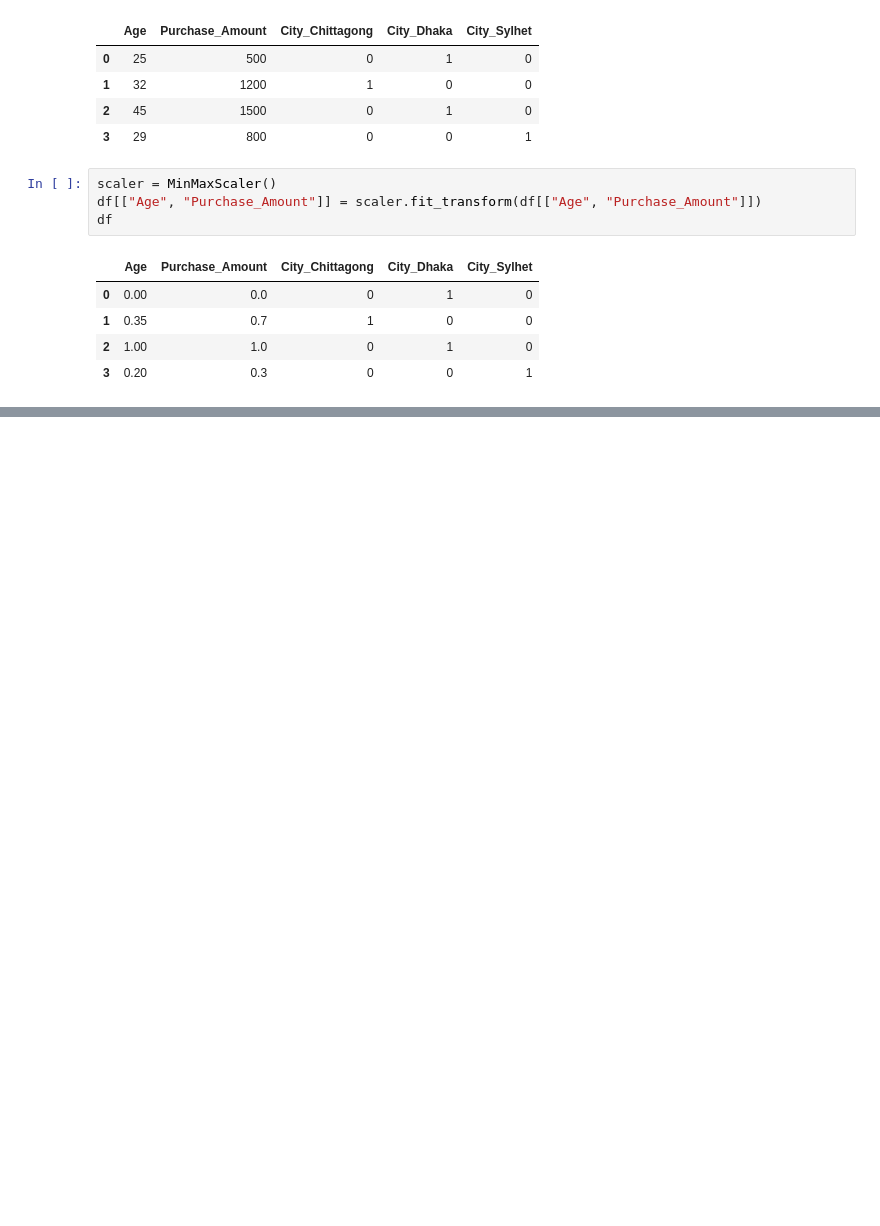
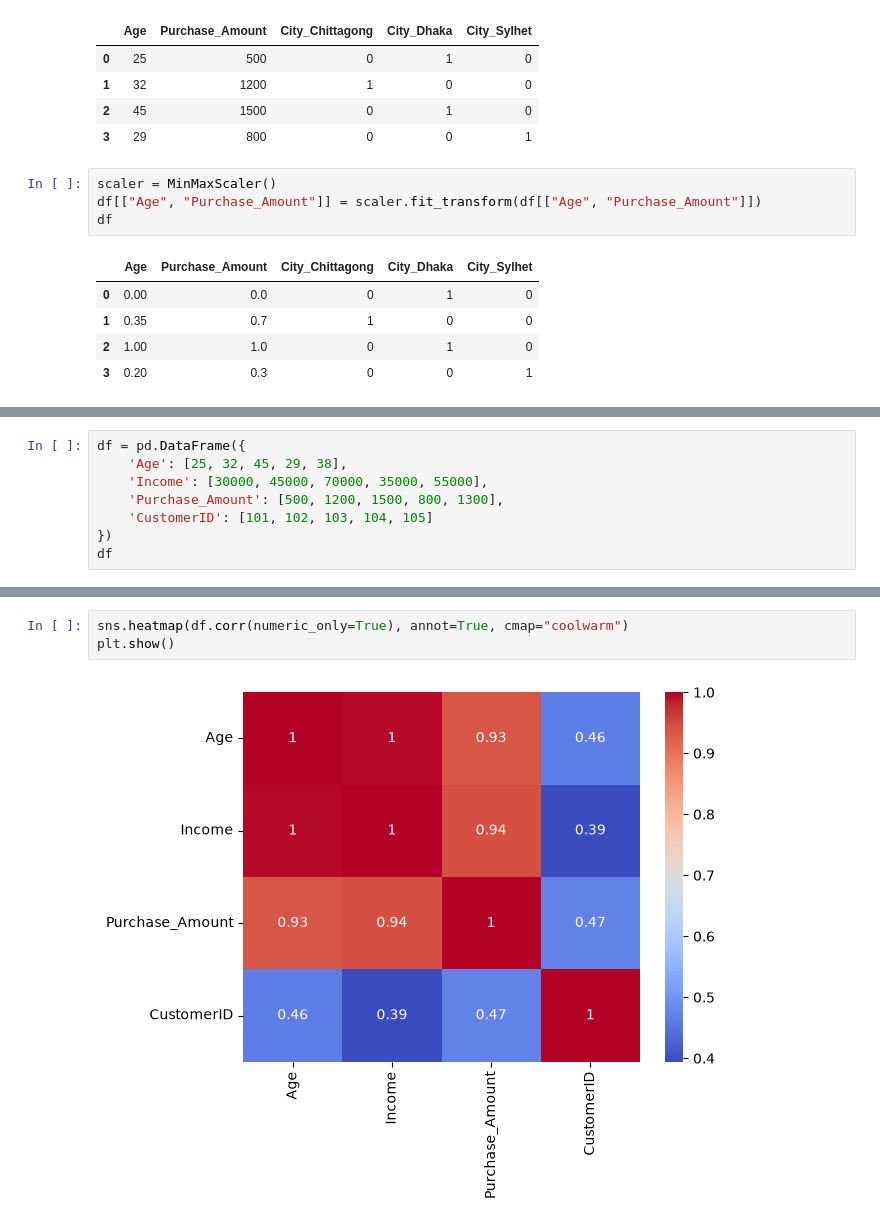
Before and after one commit to readulislamtamim/November-2026, a Jupyter notebook: Notebooks/Data_Mining_Practice_1.ipynb, the cells around one changed output, grey strips where cells are left out. Saved outputs shown, nothing was run; the diff lists cells and outputs as text; blank space fills up the shorter version.

```diff
--- a/Notebooks/Data_Mining_Practice_1.ipynb
+++ b/Notebooks/Data_Mining_Practice_1.ipynb
@@ -544,0 +551,8 @@ df
+# %%
+df = pd.DataFrame({
+    'Age': [25, 32, 45, 29, 38],
+    'Income': [30000, 45000, 70000, 35000, 55000],
+    'Purchase_Amount': [500, 1200, 1500, 800, 1300],
+    'CustomerID': [101, 102, 103, 104, 105]
+})
+df
@@ -544,0 +574,5 @@ df
+# %%
+sns.heatmap(df.corr(numeric_only=True), annot=True, cmap="coolwarm")
+plt.show()
+# %% [output]
+[figure, added]
```
Also changed, not shown: parts of 13 cells of this notebook.
